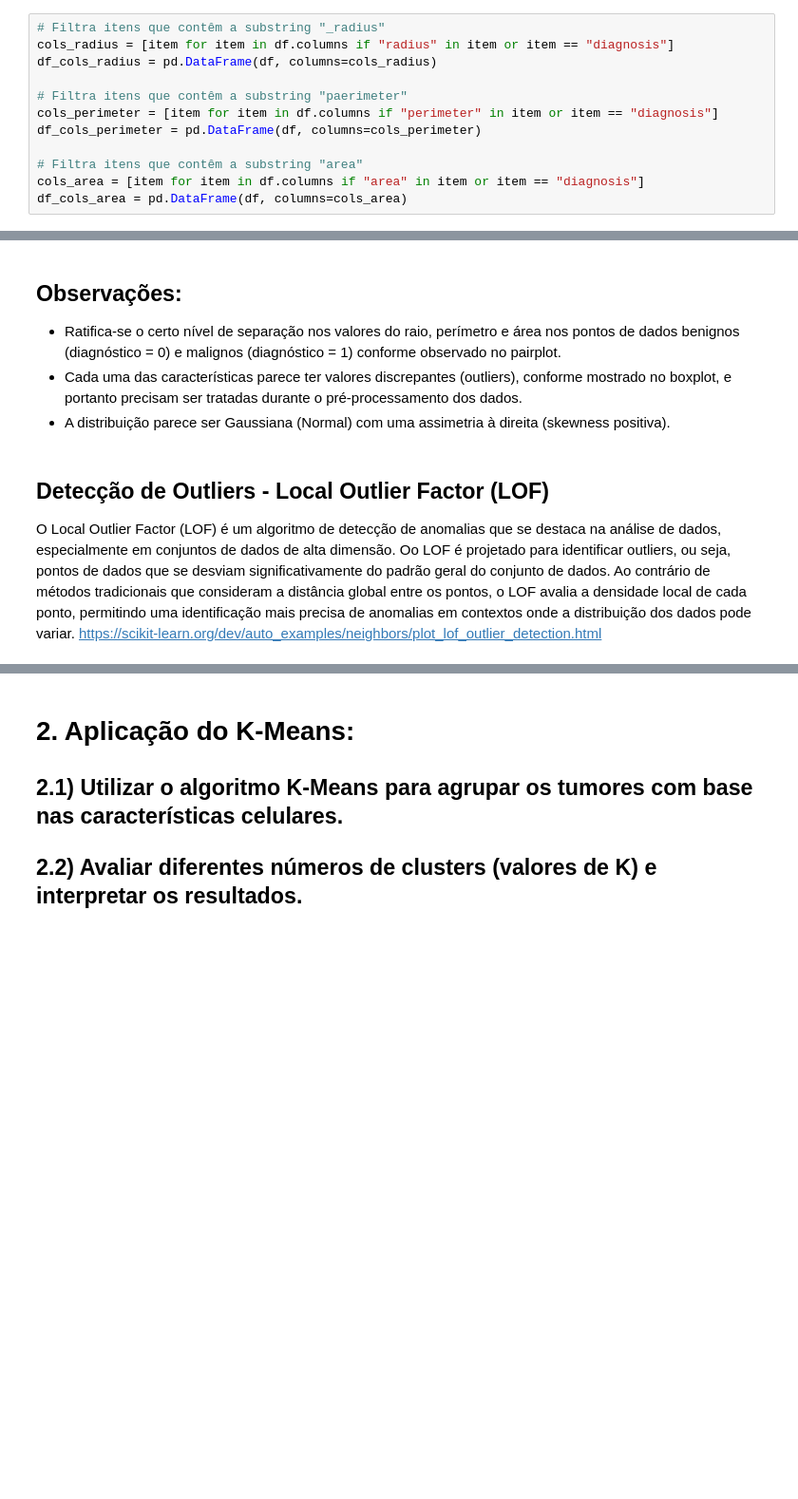
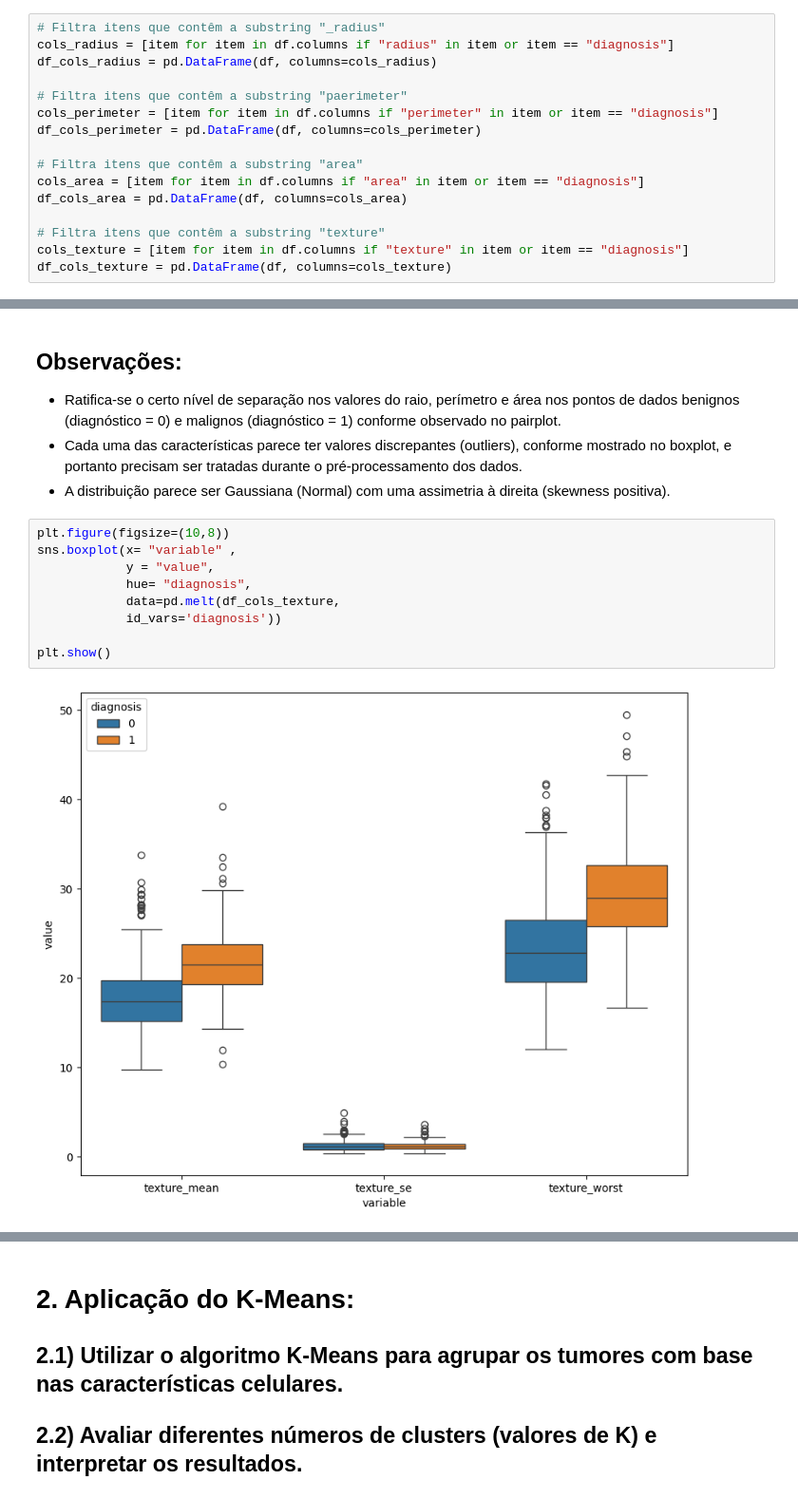
Before and after one commit to gutosantos-github/amsaude, a Jupyter notebook: 4-atividade-3/atividade_3_AM_na_saude_Augusto_Santos.ipynb, the cells around one changed output, grey strips where cells are left out. Shown at 95% size. Drawn from its saved outputs; the diff is of its cells as text; blank space fills up the shorter version.

```diff
--- a/4-atividade-3/atividade_3_AM_na_saude_Augusto_Santos.ipynb
+++ b/4-atividade-3/atividade_3_AM_na_saude_Augusto_Santos.ipynb
@@ -367,5 +348,9 @@ df_cols_perimeter = pd.DataFrame(df, columns=cols_perimeter)
 # Filtra itens que contêm a substring "area"
 cols_area = [item for item in df.columns if "area" in item or item == "diagnosis"]
 df_cols_area = pd.DataFrame(df, columns=cols_area)
+
+# Filtra itens que contêm a substring "texture"
+cols_texture = [item for item in df.columns if "texture" in item or item == "diagnosis"]
+df_cols_texture = pd.DataFrame(df, columns=cols_texture)
 # %%
 plt.figure(figsize=(10,8))
@@ -456,8 +465,14 @@ plt.show()
 *   Ratifica-se o certo nível de separação nos valores do raio, perímetro e área nos pontos de dados benignos (diagnóstico = 0) e malignos (diagnóstico = 1) conforme observado no pairplot.
 *  Cada uma das características parece ter valores discrepantes (outliers), conforme mostrado no boxplot, e portanto precisam ser tratadas durante o pré-processamento dos dados.
 * A distribuição parece ser Gaussiana (Normal) com uma assimetria à direita (skewness positiva).
-# %% [markdown]
-## Detecção de Outliers - Local Outlier Factor (LOF)
-O Local Outlier Factor (LOF) é um algoritmo de detecção de anomalias que se destaca na análise de dados, especialmente em conjuntos de dados de alta dimensão.
-Oo LOF é projetado para identificar outliers, ou seja, pontos de dados que se desviam significativamente do padrão geral do conjunto de dados. Ao contrário de métodos tradicionais que consideram a distância global entre os pontos, o LOF avalia a densidade local de cada ponto, permitindo uma identificação mais precisa de anomalias em contextos onde a distribuição dos dados pode variar.
-https://scikit-learn.org/dev/auto_examples/neighbors/plot_lof_outlier_detection.html
+# %%
+plt.figure(figsize=(10,8))
+sns.boxplot(x= "variable" ,
+            y = "value",
+            hue= "diagnosis",
+            data=pd.melt(df_cols_texture,
+            id_vars='diagnosis'))
+
+plt.show()
+# %% [output]
+[figure, added]
```
Also changed, not shown: parts of 89 cells of this notebook.
